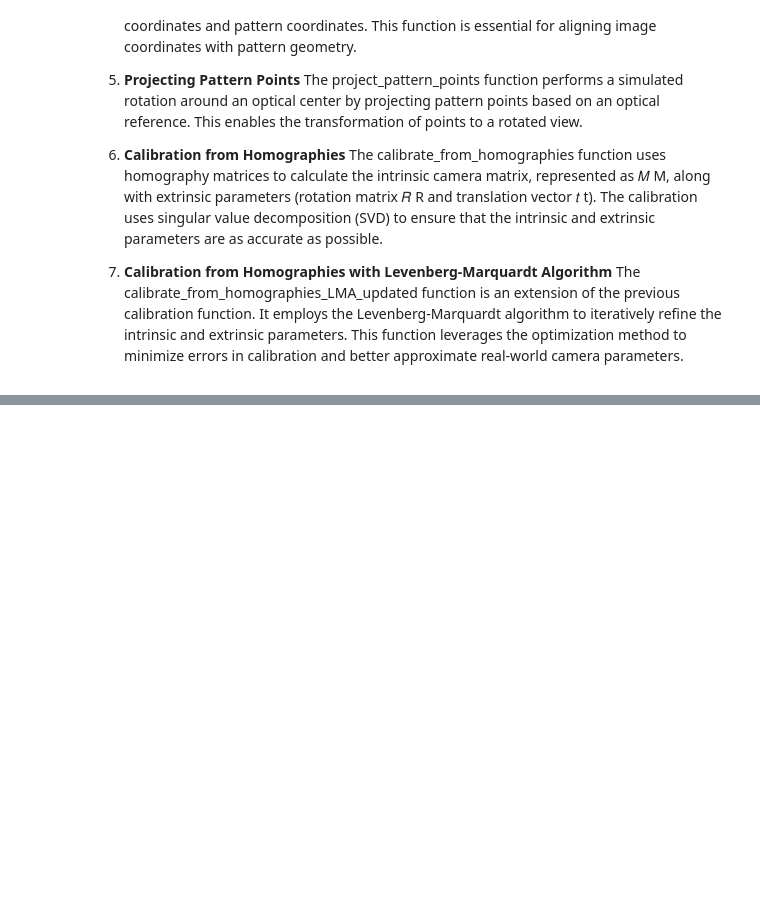
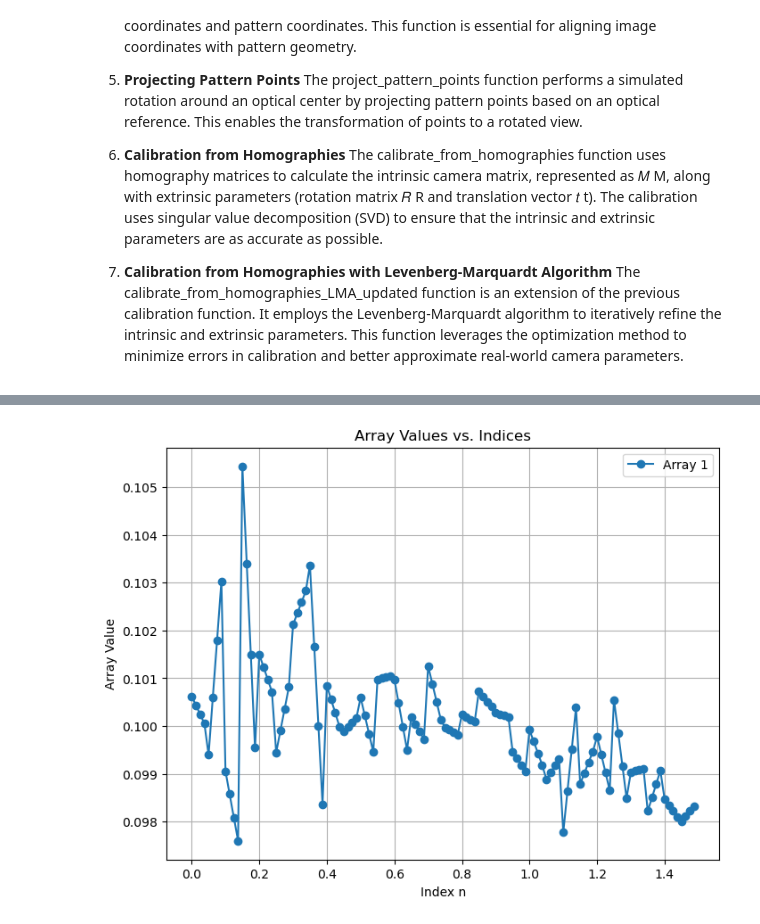
Before and after one commit to Rasmus-Ulstrup/Road-Anomaly-Detector, a Jupyter notebook: road_anomaly_detector/main/calibration/Camera_calibration/Workspace/syntethic_data.ipynb, the cells around one changed output, grey strips where cells are left out. Cells and saved outputs as stored; diff of their text form; code cells hidden in the pictures; blank space fills up the shorter version.

```diff
--- a/road_anomaly_detector/main/calibration/Camera_calibration/Workspace/syntethic_data.ipynb
+++ b/road_anomaly_detector/main/calibration/Camera_calibration/Workspace/syntethic_data.ipynb
@@ -393,3 +60,0 @@ plot_2d_projections(image_2d[1],pattern_2d[1])
-# %%
-for i in range(0, len(pattern_2d[0])):
-    print(f"pattern: {pattern_2d[0][i]} | image: {image_2d[0][i]}")
@@ -673,0 +255,88 @@ Translation vector t:
+# %%
+def plot_2d_projections(points_2d_1, points_2d_2):
+    fig, axes = plt.subplots(1, 2, figsize=(16, 8))
+
+    # Plot the first set of points
+    axes[0].scatter(points_2d_1[:, 0], points_2d_1[:, 1], color='red', marker='o')
+    axes[0].set_title("2D Projection 1")
+    axes[0].set_xlabel("X")
+    axes[0].set_ylabel("Y")
+    axes[0].grid(True)
+
+    # Plot the second set of points
+    axes[1].scatter(points_2d_2[:, 0], points_2d_2[:, 1], color='blue', marker='o')
+    axes[1].set_title("2D Projection 2")
+    axes[1].set_xlabel("X")
+    axes[1].set_ylabel("Y")
+    axes[1].grid(True)
+
+    plt.tight_layout()
+    plt.show()
+
+def plot_array(array1, array2=None):
+    """
+    Plots one or two arrays against their indices.
+
+    Parameters:
+    array1 (list or np.array): The first array to plot.
+    array2 (list or np.array, optional): The second array to plot.
+    """
+
+    plt.figure(figsize=(8, 6))
+
+    if array1 is not None:
+        plt.plot(array1[:,0], array1[:,1], marker='o', linestyle='-', label='Array 1')
+
+    if array2 is not None:
+        n2 = np.zeros(len(array2))
+        plt.plot(array2, n2, marker='s', linestyle='--', label='Array 2')
+
+    plt.xlabel('Index n')
+    plt.ylabel('Array Value')
+    plt.title('Array Values vs. Indices')
+    plt.legend()
+    plt.grid(True)
+    plt.show()
+
+images_Xaxis = [u_valid_0, u_valid_5] # Get X data from images (WE CANNOT USE Y IN REAL EXAMPLE)
+u_init = 2048/2 # Set the guess of the optical center
+
+pattern_coordinates_test = feature_points_correspondences(np.array(images_Xaxis[0]),h,l) # Find world coordinates!
+plot_array(pattern_coordinates_test)
+
+image_2d = []
+pattern_2d = []
+
+
+for u_valid in images_Xaxis:
+    pattern_coordinates = feature_points_correspondences(np.array(u_valid),h,l) # Find world coordinates!
+    u_valid = u_valid[:pattern_coordinates.shape[0]]
+    print(pattern_coordinates.shape)
+    print(np.array(u_valid).shape)
+
+    image_2d_temp = project_feature_points_1d_to_2d(u_valid, u_init) # Make the 1D image points into a 2D with the optical center as the middle
+    pattern_2d_temp = project_pattern_points(u_valid, pattern_coordinates, u_init) # Make the 1D world coordnates into 2D with the optical center projected and as the middle
+
+
+
+    #plot_2d_projection(image_2d)
+    #plot_2d_projection(pattern_2d)
+    image_2d.append(image_2d_temp)
+    pattern_2d.append(pattern_2d_temp)
+
+print(len(image_2d))
+
+
+plot_2d_projections(image_2d[0],pattern_2d[0])
+plot_2d_projections(image_2d[1],pattern_2d[1])
+
+
+for idx, (image_points, pattern_points) in enumerate(zip(image_2d, pattern_2d)):
+    print(f"Image {idx + 1} - Coordinates:")
+    print("Image_X\tImage_Y\tPattern_X\tPattern_Y")
+    print("---------------------------------------")
+    for (img_x, img_y), (pat_x, pat_y) in zip(image_points, pattern_points):
+        print(f"{img_x:.2f}\t{img_y:.2f}\t{pat_x:.2f}\t{pat_y:.2f}")
+    print("\n")
+# %% [output]
+[figure, added]
```
Also changed, not shown: parts of 46 cells of this notebook, 15 other files.
